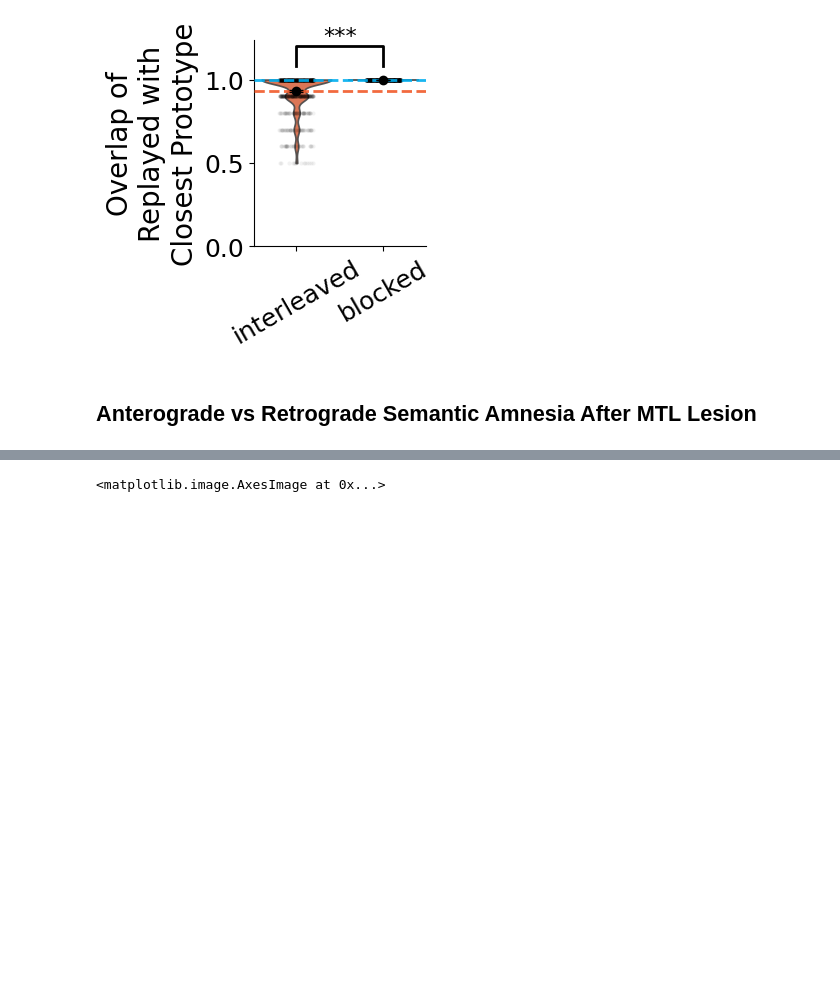
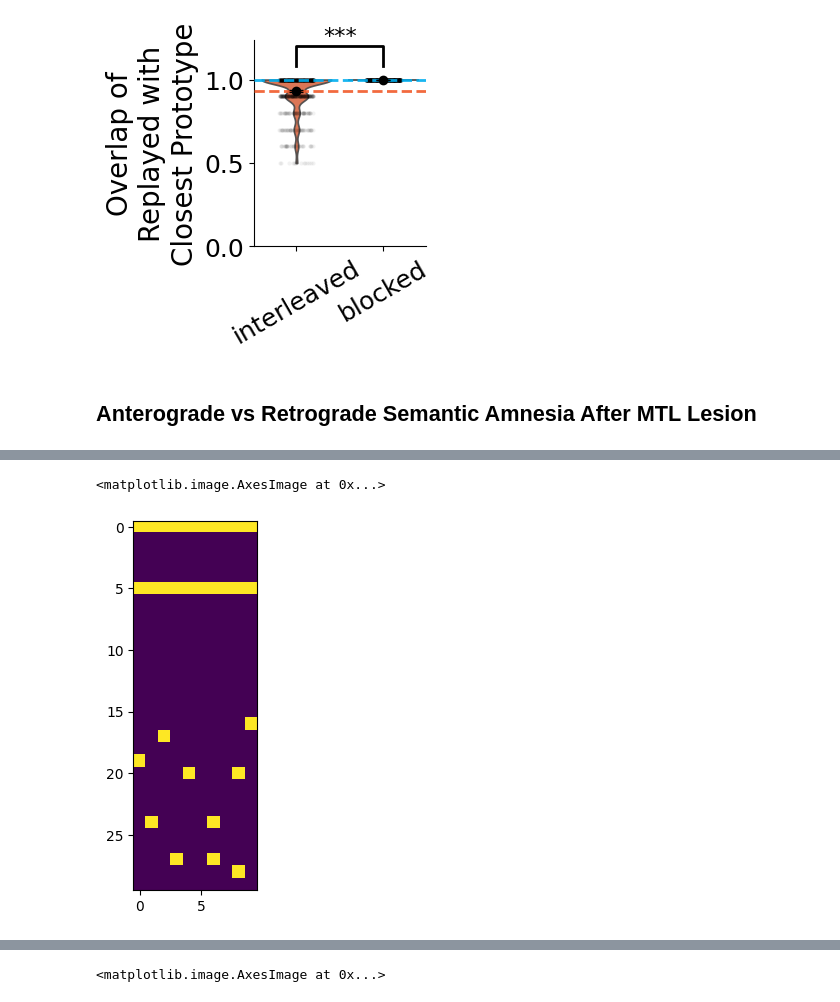
Before and after one commit to albesagonzalez/sensory-semantic-episodes, a Jupyter notebook: Figure_experiments_behaviour.ipynb, the cells around one changed output, grey strips where cells are left out. Saved outputs shown, nothing was run; the diff lists cells and outputs as text; code cells hidden in the pictures; blank space fills up the shorter version.

```diff
--- a/Figure_experiments_behaviour.ipynb
+++ b/Figure_experiments_behaviour.ipynb
@@ -1076,0 +1137,5 @@ ind_ctx = net_sham.ordered_indices_ctx
+# %%
+plt.imshow(torch.stack(net_sham.activity_recordings["ctx"], axis=0)[net_sham.awake_indices][:, net_sham.ordered_indices_ctx][-20].reshape((-1, 10)))
+# %% [output]
+<matplotlib.image.AxesImage at 0x...>
+[figure, added]
```
Also changed, not shown: parts of 33 cells of this notebook, 5 other files.
